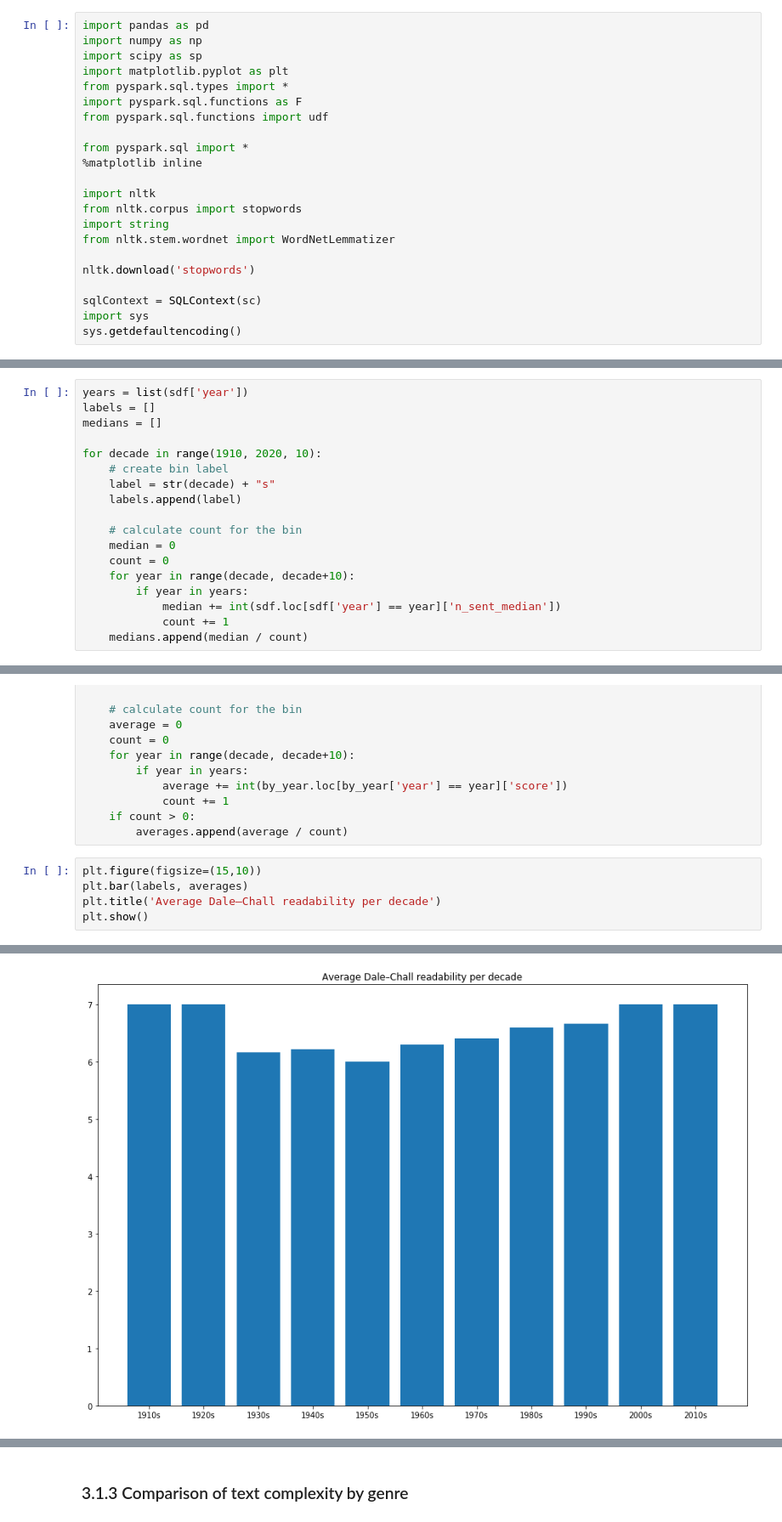
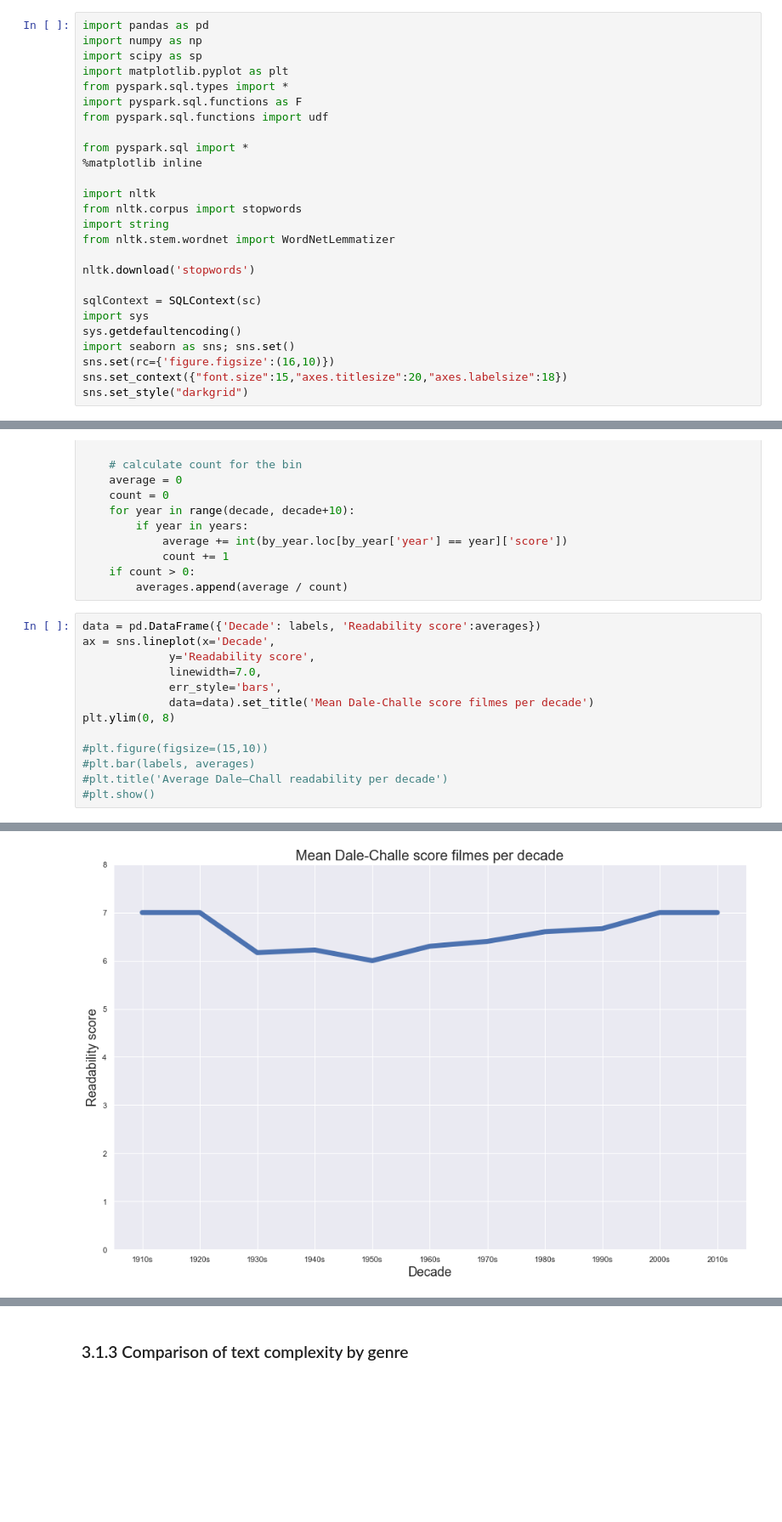
Before and after one commit to RobertInjac/ADA-Project-2018-OpenSubtitles, a Jupyter notebook: Project.ipynb, the cells around one changed output, grey strips where cells are left out. Shown at 85% size. Drawn from its saved outputs; the diff is of its cells as text; blank space fills up the shorter version.

```diff
--- a/Project.ipynb
+++ b/Project.ipynb
@@ -22,6 +22,10 @@ nltk.download('stopwords')
 sqlContext = SQLContext(sc)
 import sys
 sys.getdefaultencoding()
+import seaborn as sns; sns.set()
+sns.set(rc={'figure.figsize':(16,10)})
+sns.set_context({"font.size":15,"axes.titlesize":20,"axes.labelsize":18})
+sns.set_style("darkgrid")
 # %% [output]
 [nltk_data] Downloading package stopwords to
 [nltk_data]     /Users/jakobsvenningsson/nltk_data...
@@ -443,21 +413,3 @@ sdf['year'] = sdf['year'].astype('int')
 # %% [markdown]
 We will now visualize the median number of sentences by decade. For each decade, we will take the average of medians for that decade. We will ignore year 2020 (for all decades to have exactly 10 years).
-# %%
-years = list(sdf['year'])
-labels = []
-medians = []
-
-for decade in range(1910, 2020, 10):
-    # create bin label
-    label = str(decade) + "s"
-    labels.append(label)
-
-    # calculate count for the bin
-    median = 0
-    count = 0
-    for year in range(decade, decade+10):
-        if year in years:
-            median += int(sdf.loc[sdf['year'] == year]['n_sent_median'])
-            count += 1
-    medians.append(median / count)
 # %%
@@ -1092,8 +1077,16 @@ for decade in range(1910, 2020, 10):
     if count > 0:
         averages.append(average / count)
 # %%
-plt.figure(figsize=(15,10))
-plt.bar(labels, averages)
-plt.title('Average Dale–Chall readability per decade')
-plt.show()
+data = pd.DataFrame({'Decade': labels, 'Readability score':averages})
+ax = sns.lineplot(x='Decade',
+             y='Readability score',
+             linewidth=7.0,
+             err_style='bars',
+             data=data).set_title('Mean Dale-Challe score filmes per decade')
+plt.ylim(0, 8)
+
+#plt.figure(figsize=(15,10))
+#plt.bar(labels, averages)
+#plt.title('Average Dale–Chall readability per decade')
+#plt.show()
 # %% [output]
@@ -1100 +1094 @@ plt.show()
-[figure, old version]
+[figure, new version]
```
Also changed, not shown: parts of 61 cells of this notebook.
